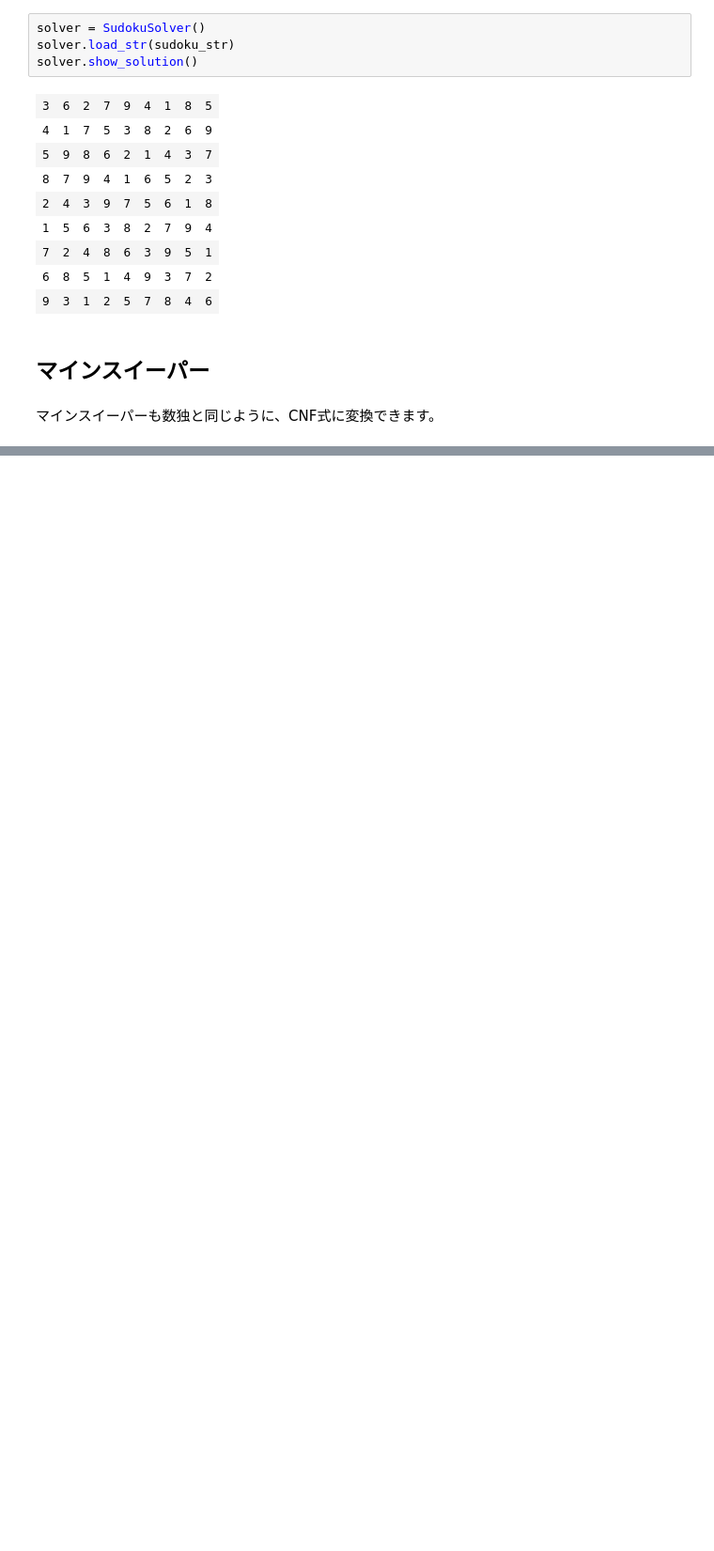
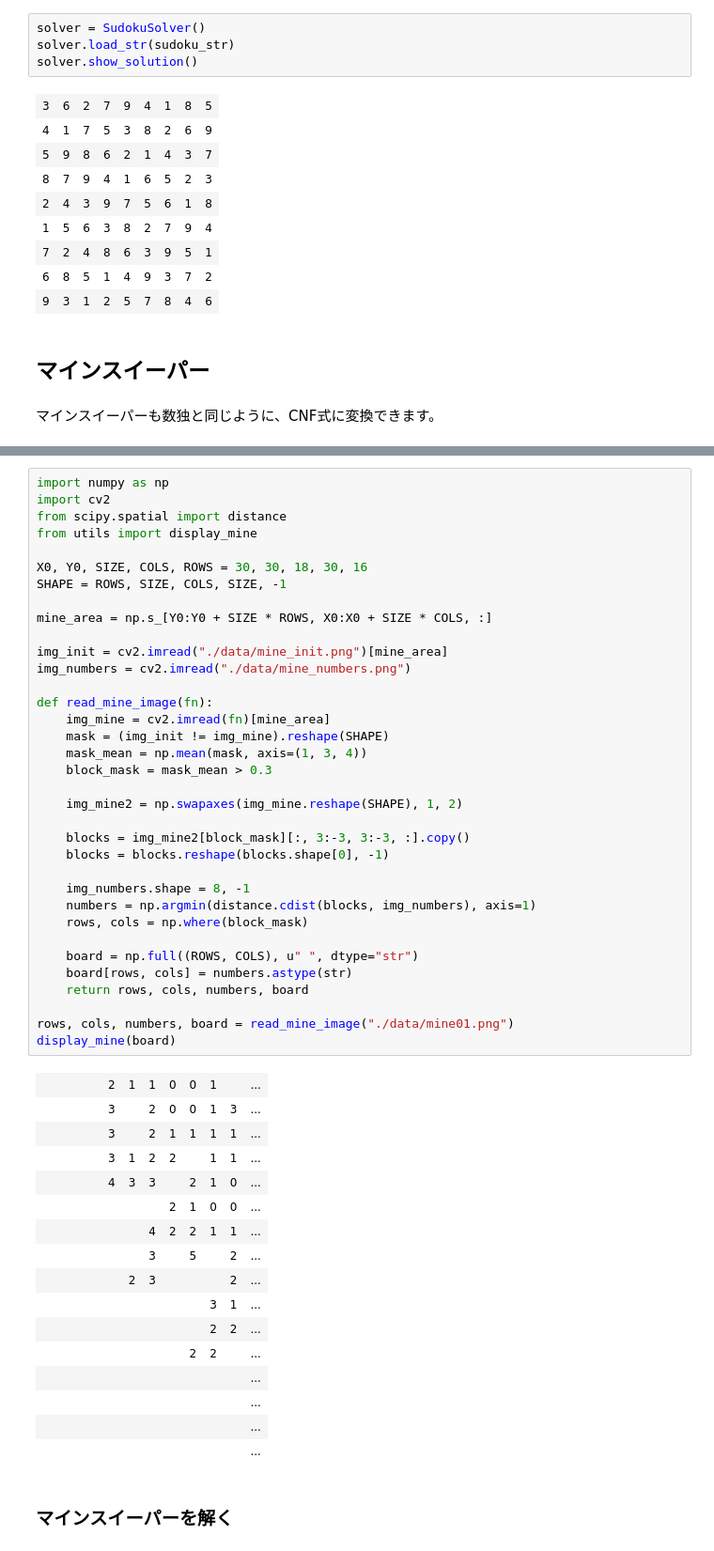
Before and after one commit to ruoyu0088/intro-python, a Jupyter notebook: 05-sudoku-and-minesweeper.ipynb, the cells around one changed output, grey strips where cells are left out. Shown at 94% size. Saved outputs shown, nothing was run; the diff lists cells and outputs as text; blank space fills up the shorter version.

```diff
--- a/05-sudoku-and-minesweeper.ipynb
+++ b/05-sudoku-and-minesweeper.ipynb
@@ -189,0 +217,54 @@ solver.show_solution()
+# %%
+import numpy as np
+import cv2
+from scipy.spatial import distance
+from utils import display_mine
+
+X0, Y0, SIZE, COLS, ROWS = 30, 30, 18, 30, 16
+SHAPE = ROWS, SIZE, COLS, SIZE, -1
+
+mine_area = np.s_[Y0:Y0 + SIZE * ROWS, X0:X0 + SIZE * COLS, :]
+
+img_init = cv2.imread("./data/mine_init.png")[mine_area]
+img_numbers = cv2.imread("./data/mine_numbers.png")
+
+def read_mine_image(fn):
+    img_mine = cv2.imread(fn)[mine_area]
+    mask = (img_init != img_mine).reshape(SHAPE)
+    mask_mean = np.mean(mask, axis=(1, 3, 4))
+    block_mask = mask_mean > 0.3
+
+    img_mine2 = np.swapaxes(img_mine.reshape(SHAPE), 1, 2)
+
+    blocks = img_mine2[block_mask][:, 3:-3, 3:-3, :].copy()
+    blocks = blocks.reshape(blocks.shape[0], -1)
+
+    img_numbers.shape = 8, -1
+    numbers = np.argmin(distance.cdist(blocks, img_numbers), axis=1)
+    rows, cols = np.where(block_mask)
+
+    board = np.full((ROWS, COLS), u" ", dtype="str")
+    board[rows, cols] = numbers.astype(str)
+    return rows, cols, numbers, board
+
+rows, cols, numbers, board = read_mine_image("./data/mine01.png")
+display_mine(board)
+# %% [output]
+|  |  |  |  |  | 2 | 1 | 1 | 0 | 0 | 1 |  | ... |
+|  |  |  |  |  | 3 |  | 2 | 0 | 0 | 1 | 3 | ... |
+|  |  |  |  |  | 3 |  | 2 | 1 | 1 | 1 | 1 | ... |
+|  |  |  |  |  | 3 | 1 | 2 | 2 |  | 1 | 1 | ... |
+|  |  |  |  |  | 4 | 3 | 3 |  | 2 | 1 | 0 | ... |
+|  |  |  |  |  |  |  |  | 2 | 1 | 0 | 0 | ... |
+|  |  |  |  |  |  |  | 4 | 2 | 2 | 1 | 1 | ... |
+|  |  |  |  |  |  |  | 3 |  | 5 |  | 2 | ... |
+|  |  |  |  |  |  | 2 | 3 |  |  |  | 2 | ... |
+|  |  |  |  |  |  |  |  |  |  | 3 | 1 | ... |
+|  |  |  |  |  |  |  |  |  |  | 2 | 2 | ... |
+|  |  |  |  |  |  |  |  |  | 2 | 2 |  | ... |
+|  |  |  |  |  |  |  |  |  |  |  |  | ... |
+|  |  |  |  |  |  |  |  |  |  |  |  | ... |
+|  |  |  |  |  |  |  |  |  |  |  |  | ... |
+|  |  |  |  |  |  |  |  |  |  |  |  | ... |
+# %% [markdown]
+### マインスイーパーを解く
```
Also changed, not shown: parts of 7 cells of this notebook, 7 other files.
